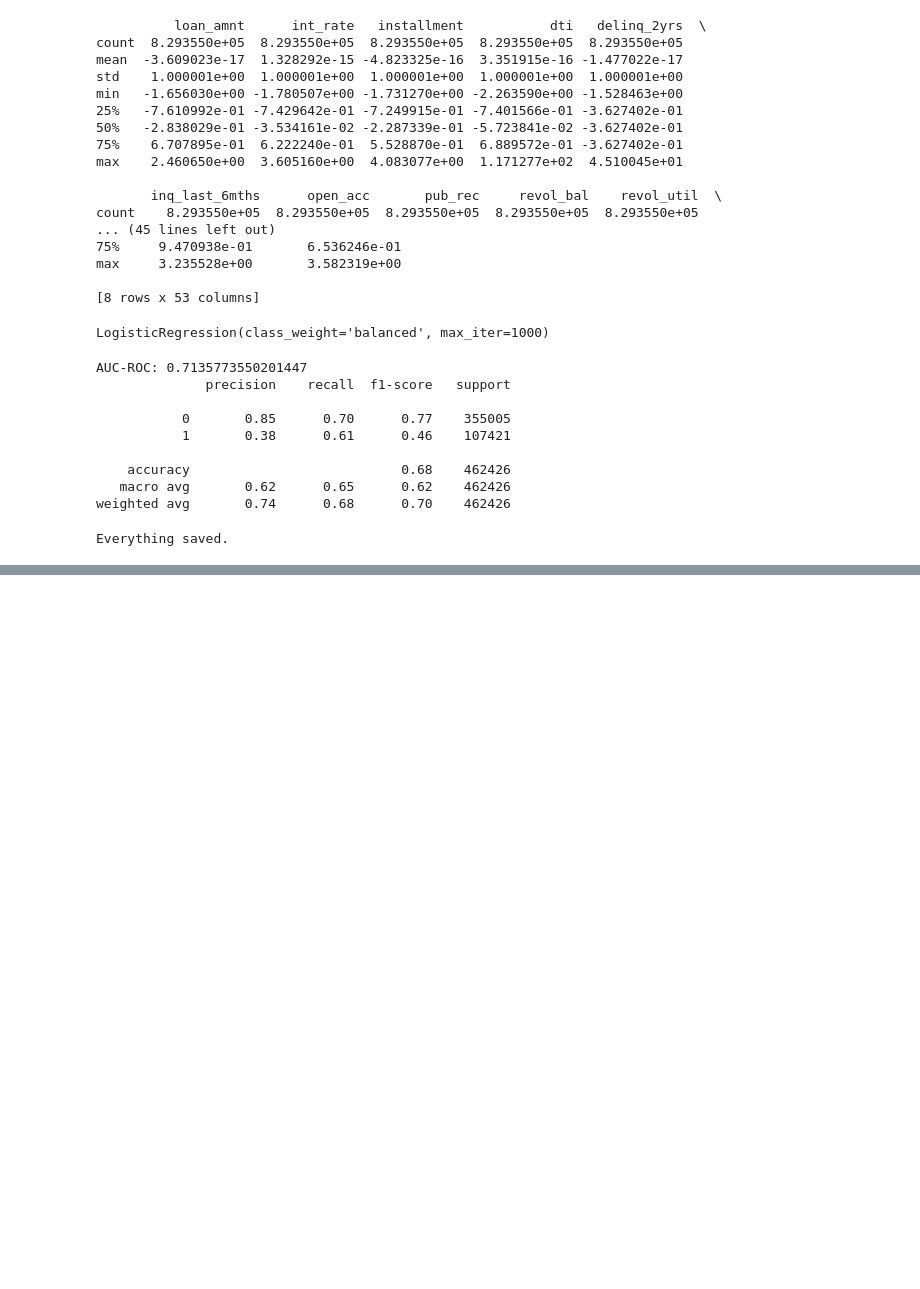
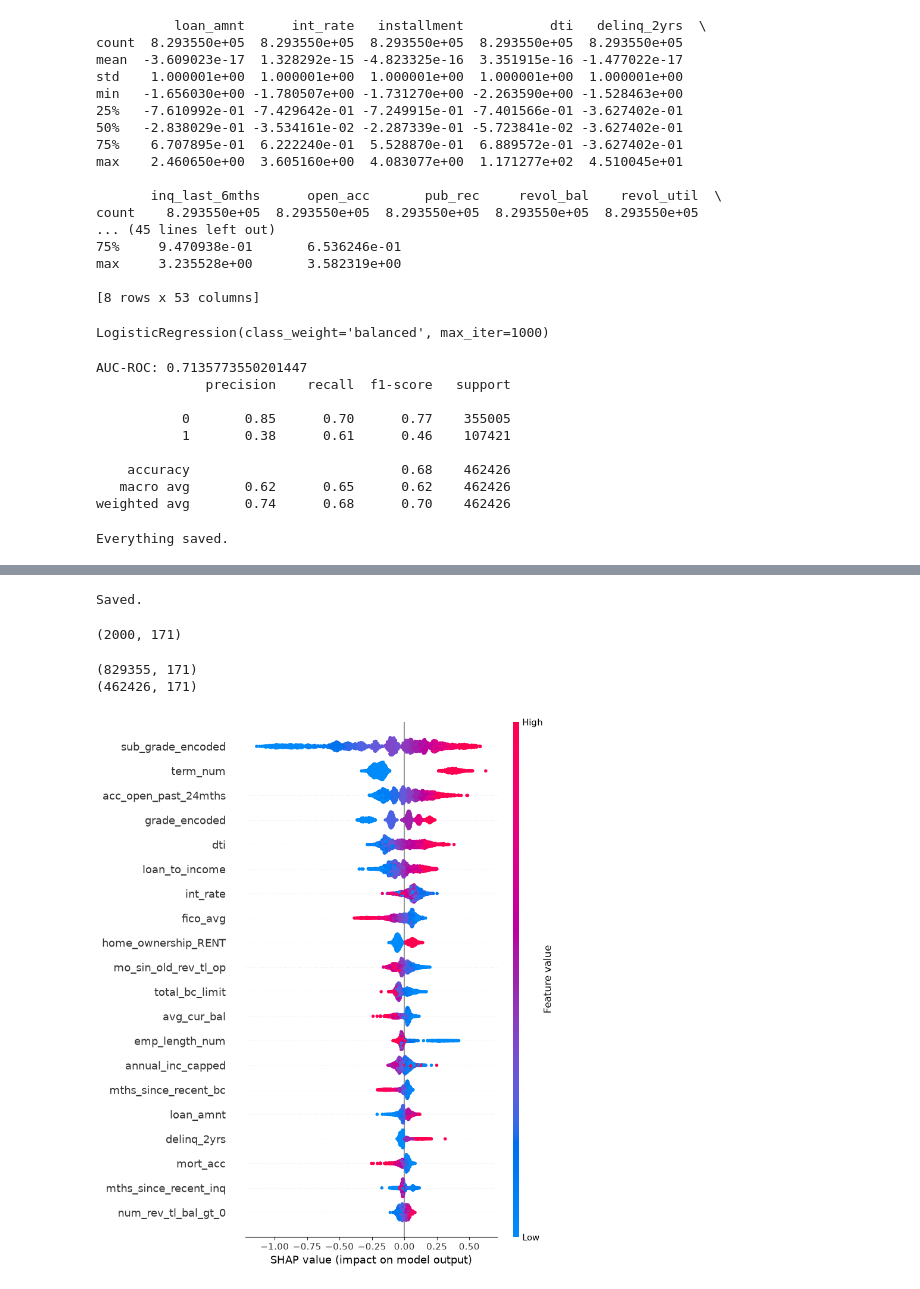
Before and after one commit to SoumyaJain9/loan-risk, a Jupyter notebook: notebooks/loan.ipynb, the cells around one changed output, grey strips where cells are left out. Drawn from its saved outputs; the diff is of its cells as text; code cells hidden in the pictures; blank space fills up the shorter version.

Commit message:
SHAP done

```diff
--- a/notebooks/loan.ipynb
+++ b/notebooks/loan.ipynb
@@ -585,8 +585,3 @@ with open('../train_test_split.pkl','wb') as f:
 print("Saved.")
 # %% [output]
 Saved.
-# %%
-from sklearn.linear_model import LogisticRegression
-from sklearn.metrics import roc_auc_score, classification_report
-model=LogisticRegression(max_iter=1000, class_weight='balanced')
-model.fit(X_train,Y_train)
@@ -723,0 +721,11 @@ Everything saved.
+# %%
+from xgboost import XGBClassifier
+xgb_model=XGBClassifier(
+    n_estimators=200,
+max_depth=5,
+learning_rate=0.1,
+scale_pos_weight=(Y_train.value_counts()[0]/Y_train.value_counts()[1]),
+eval_metric='auc',
+random_state=42
+)
+xgb_model.fit(X_train,Y_train)
@@ -723,0 +894,25 @@ Everything saved.
+# %%
+with open('../xgboost_model_nogade.pkl', 'wb') as f:
+    pickle.dump(xgb_model_nogade, f)
+
+print("Saved.")
+# %% [output]
+Saved.
+# %%
+explainer=shap.TreeExplainer(xgb_model)
+X_test_sample=X_test.sample(2000,random_state=42)
+shap_values=explainer.shap_values(X_test_sample)
+print(shap_values.shape)
+# %% [output]
+(2000, 171)
+# %%
+print(X_train.shape)
+print(X_test.shape)
+# %% [output]
+(829355, 171)
+(462426, 171)
+# %%
+import matplotlib.pyplot as plt
+shap.summary_plot(shap_values,X_test_sample)
+# %% [output]
+[figure, added]
```
Also changed, not shown: parts of 16 cells of this notebook, 1 other file.
